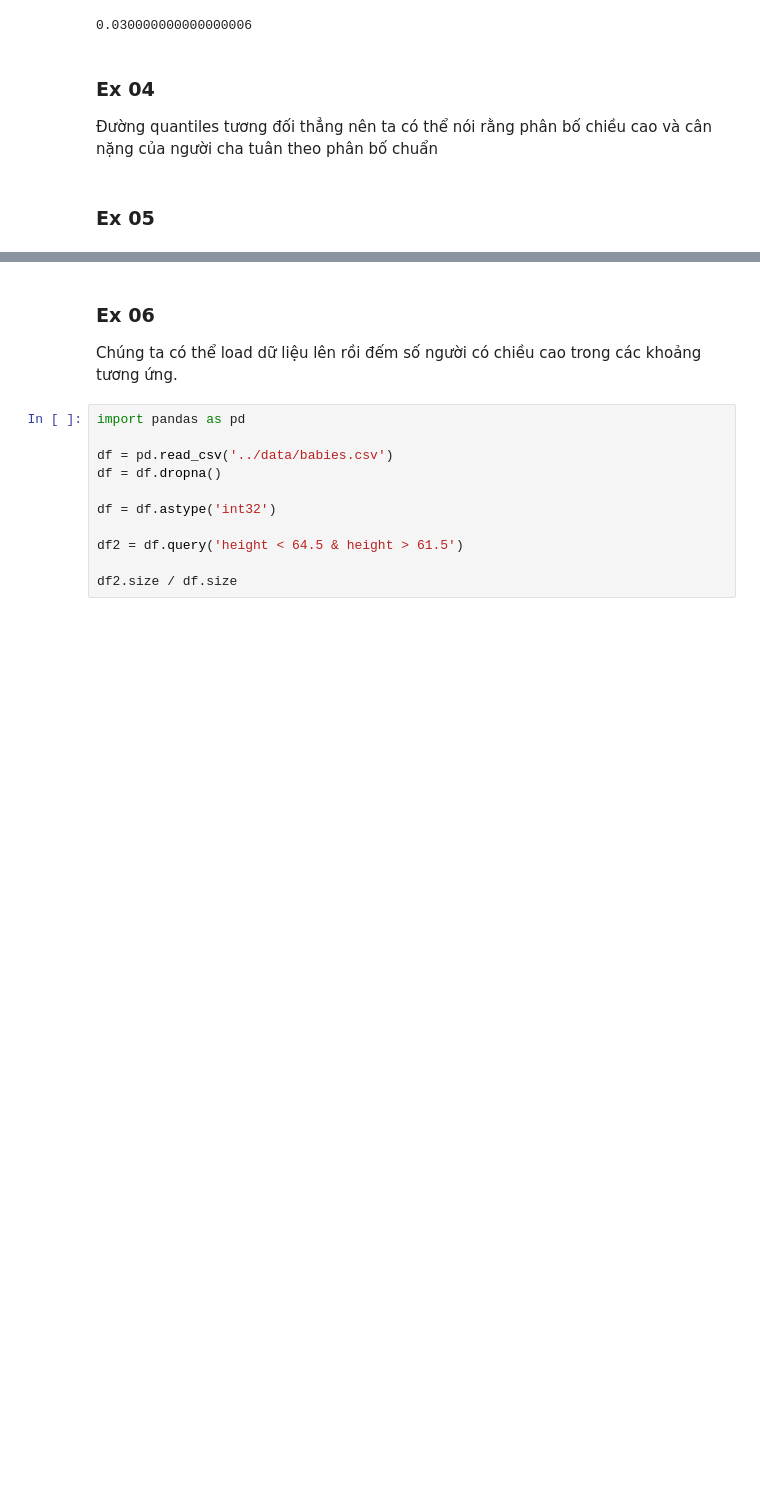
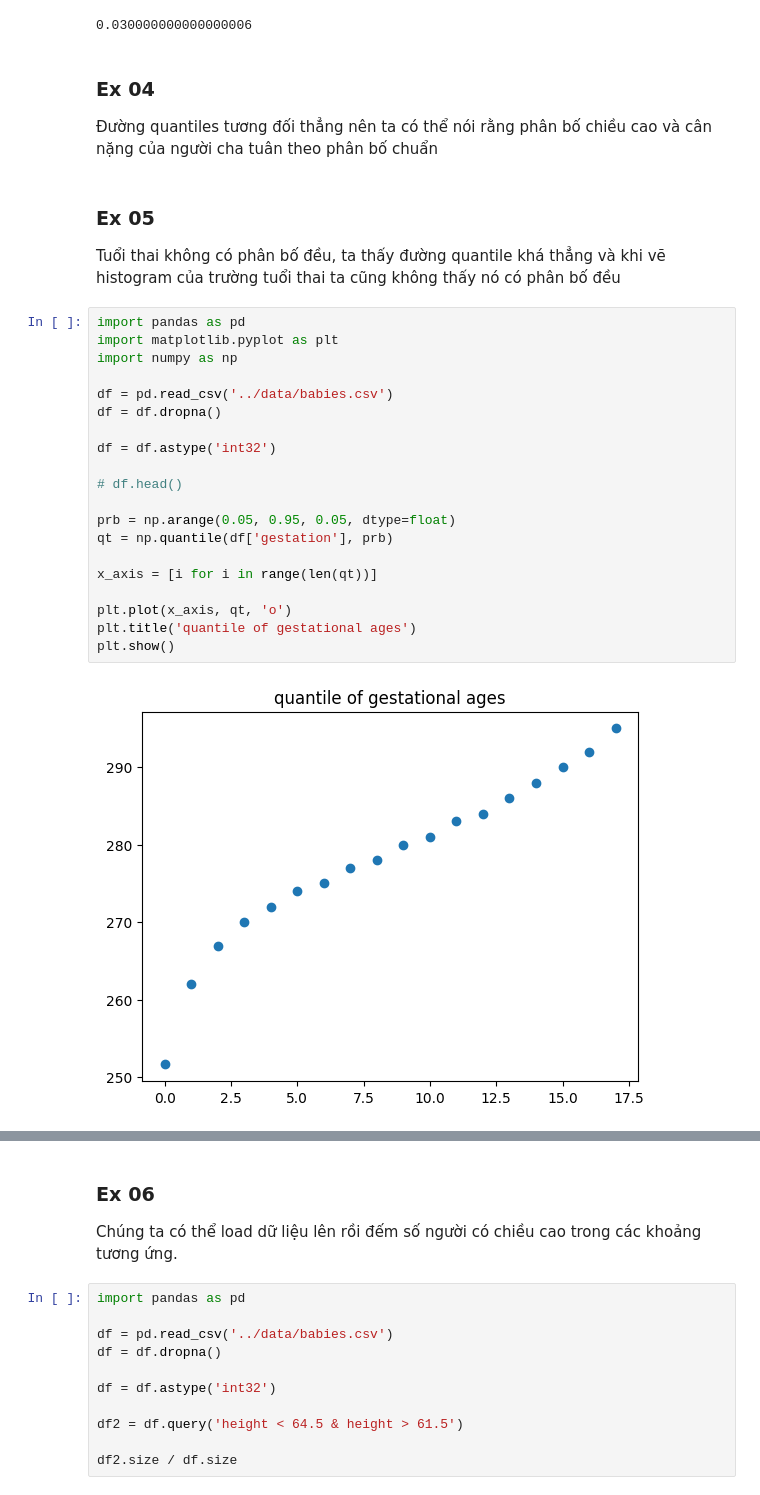
Before and after one commit to batman0911/social_stats, a Jupyter notebook: ex_01/main.ipynb, the cells around one changed output, grey strips where cells are left out. Saved outputs shown, nothing was run; the diff lists cells and outputs as text; blank space fills up the shorter version.

```diff
--- a/ex_01/main.ipynb
+++ b/ex_01/main.ipynb
@@ -83,5 +83,28 @@ h
 # %% [markdown]
 ### Ex 04
 Đường quantiles tương đối thẳng nên ta có thể nói rằng phân bố chiều cao và cân nặng của người cha tuân theo phân bố chuẩn
-# %% [markdown]
-### Ex 05
+# %% [markdown]
+### Ex 05
+Tuổi thai không có phân bố đều, ta thấy đường quantile khá thẳng và khi vẽ histogram của trường tuổi thai ta cũng không thấy nó có phân bố đều
+# %%
+import pandas as pd
+import matplotlib.pyplot as plt
+import numpy as np
+
+df = pd.read_csv('../data/babies.csv')
+df = df.dropna()
+
+df = df.astype('int32')
+
+# df.head()
+
+prb = np.arange(0.05, 0.95, 0.05, dtype=float)
+qt = np.quantile(df['gestation'], prb)
+
+x_axis = [i for i in range(len(qt))]
+
+plt.plot(x_axis, qt, 'o')
+plt.title('quantile of gestational ages')
+plt.show()
+# %% [output]
+[figure, added]
```
Also changed, not shown: parts of 7 cells of this notebook.
